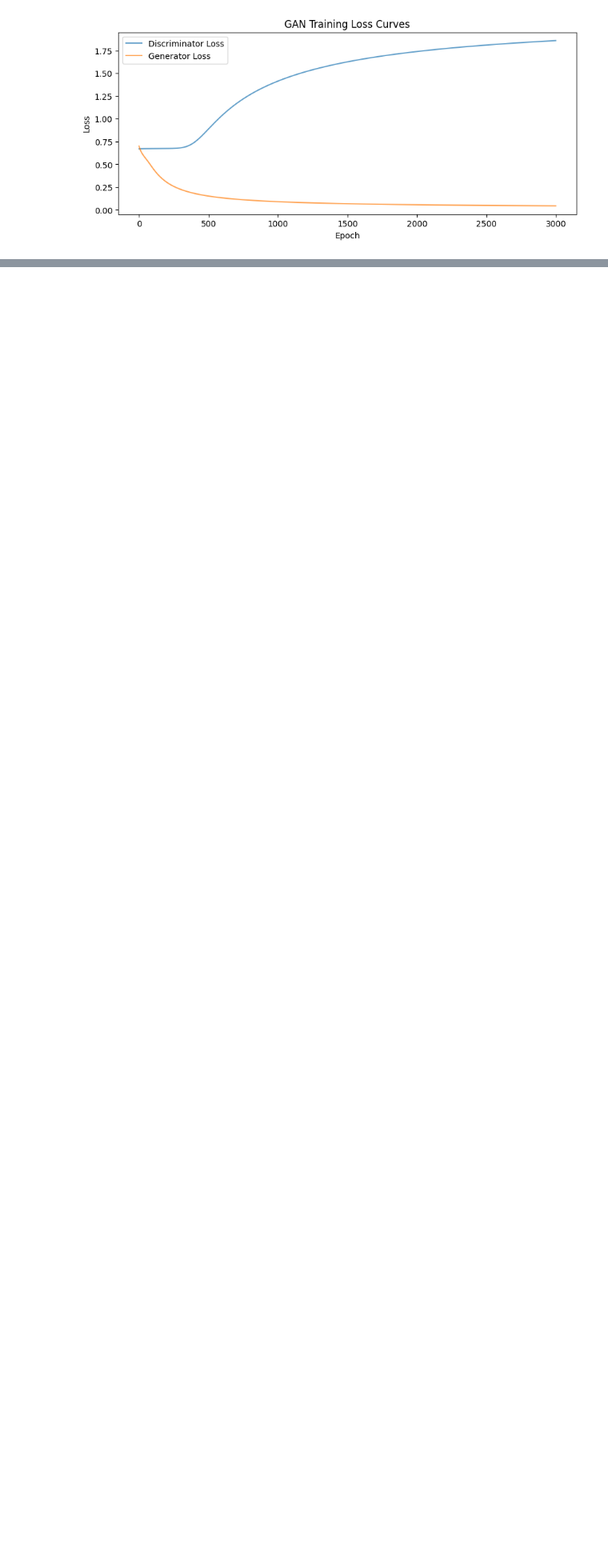
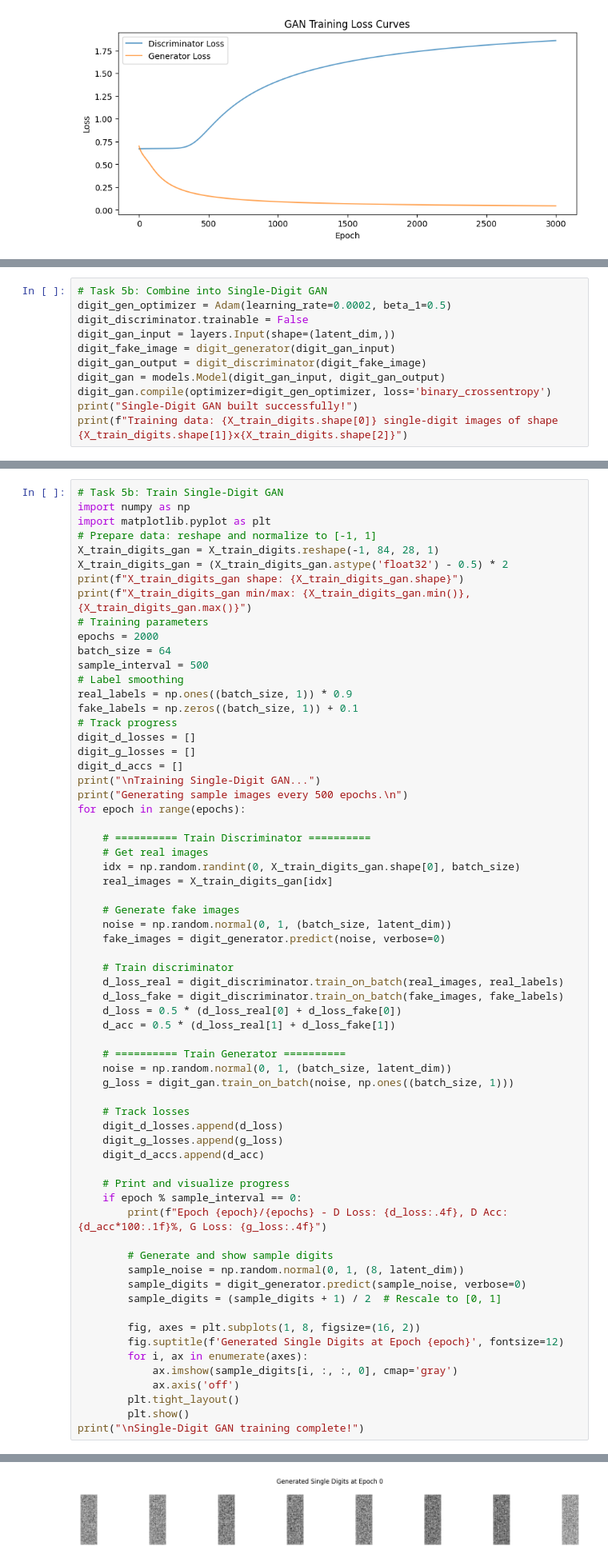
Before and after one commit to Musyoka7/Machine-Learning-Course-work-, a Jupyter notebook: notebooks/Code.ipynb, the cells around one changed output, grey strips where cells are left out. Shown at 80% size. Cells and saved outputs as stored; diff of their text form; blank space fills up the shorter version.

```diff
--- a/notebooks/Code.ipynb
+++ b/notebooks/Code.ipynb
@@ -1620,0 +1723,11 @@ plt.show()
+# %%
+# Task 5b: Combine into Single-Digit GAN
+digit_gen_optimizer = Adam(learning_rate=0.0002, beta_1=0.5)
+digit_discriminator.trainable = False
+digit_gan_input = layers.Input(shape=(latent_dim,))
+digit_fake_image = digit_generator(digit_gan_input)
+digit_gan_output = digit_discriminator(digit_fake_image)
+digit_gan = models.Model(digit_gan_input, digit_gan_output)
+digit_gan.compile(optimizer=digit_gen_optimizer, loss='binary_crossentropy')
+print("Single-Digit GAN built successfully!")
+print(f"Training data: {X_train_digits.shape[0]} single-digit images of shape {X_train_digits.shape[1]}x{X_train_digits.shape[2]}")
@@ -1620,0 +1737,66 @@ plt.show()
+# %%
+# Task 5b: Train Single-Digit GAN
+import numpy as np
+import matplotlib.pyplot as plt
+# Prepare data: reshape and normalize to [-1, 1]
+X_train_digits_gan = X_train_digits.reshape(-1, 84, 28, 1)
+X_train_digits_gan = (X_train_digits_gan.astype('float32') - 0.5) * 2
+print(f"X_train_digits_gan shape: {X_train_digits_gan.shape}")
+print(f"X_train_digits_gan min/max: {X_train_digits_gan.min()}, {X_train_digits_gan.max()}")
+# Training parameters
+epochs = 2000
+batch_size = 64
+sample_interval = 500
+# Label smoothing
+real_labels = np.ones((batch_size, 1)) * 0.9
+fake_labels = np.zeros((batch_size, 1)) + 0.1
+# Track progress
+digit_d_losses = []
+digit_g_losses = []
+digit_d_accs = []
+print("\nTraining Single-Digit GAN...")
+print("Generating sample images every 500 epochs.\n")
+for epoch in range(epochs):
+
+    # ========== Train Discriminator ==========
+    # Get real images
+    idx = np.random.randint(0, X_train_digits_gan.shape[0], batch_size)
+    real_images = X_train_digits_gan[idx]
+
+    # Generate fake images
+    noise = np.random.normal(0, 1, (batch_size, latent_dim))
+    fake_images = digit_generator.predict(noise, verbose=0)
+
+    # Train discriminator
+    d_loss_real = digit_discriminator.train_on_batch(real_images, real_labels)
+    d_loss_fake = digit_discriminator.train_on_batch(fake_images, fake_labels)
+    d_loss = 0.5 * (d_loss_real[0] + d_loss_fake[0])
+    d_acc = 0.5 * (d_loss_real[1] + d_loss_fake[1])
+
+    # ========== Train Generator ==========
+    noise = np.random.normal(0, 1, (batch_size, latent_dim))
+    g_loss = digit_gan.train_on_batch(noise, np.ones((batch_size, 1)))
+
+    # Track losses
+    digit_d_losses.append(d_loss)
+    digit_g_losses.append(g_loss)
+    digit_d_accs.append(d_acc)
+
+    # Print and visualize progress
+    if epoch % sample_interval == 0:
+        print(f"Epoch {epoch}/{epochs} - D Loss: {d_loss:.4f}, D Acc: {d_acc*100:.1f}%, G Loss: {g_loss:.4f}")
+
+        # Generate and show sample digits
+        sample_noise = np.random.normal(0, 1, (8, latent_dim))
+        sample_digits = digit_generator.predict(sample_noise, verbose=0)
+        sample_digits = (sample_digits + 1) / 2  # Rescale to [0, 1]
+
+        fig, axes = plt.subplots(1, 8, figsize=(16, 2))
+        fig.suptitle(f'Generated Single Digits at Epoch {epoch}', fontsize=12)
+        for i, ax in enumerate(axes):
+            ax.imshow(sample_digits[i, :, :, 0], cmap='gray')
+            ax.axis('off')
+        plt.tight_layout()
+        plt.show()
+print("\nSingle-Digit GAN training complete!")
+# %% [output]
@@ -1620,0 +1810 @@ plt.show()
+[figure, added]
```
Also changed, not shown: parts of 8 cells of this notebook.
